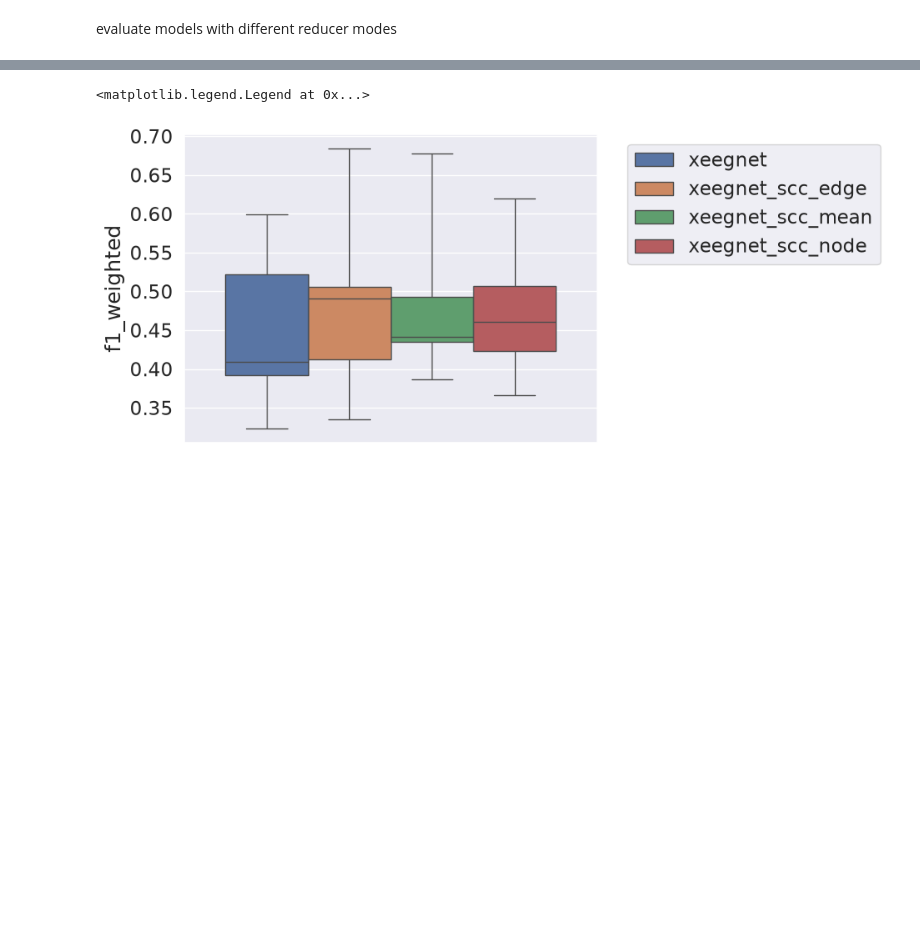
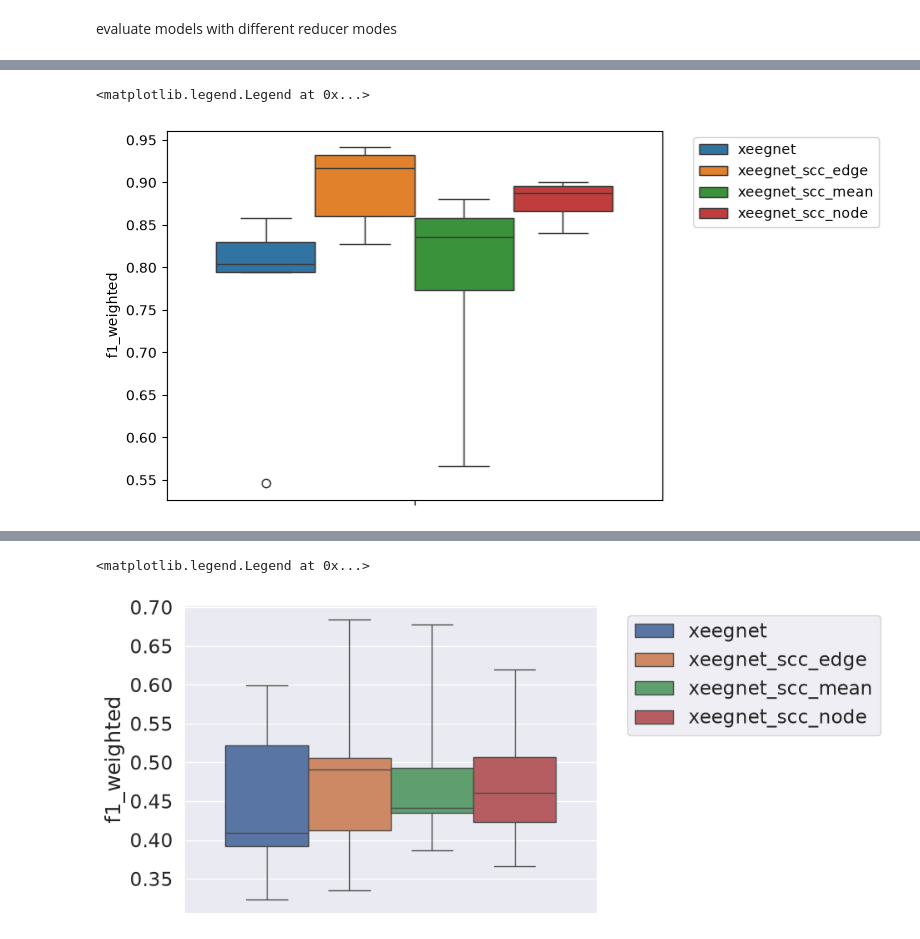
Before and after one commit to hereditary-eu/EEGlass, a Jupyter notebook: backend/experiments_xeegnet/adapt_selfeeg.ipynb, the cells around one changed output, grey strips where cells are left out. Drawn from its saved outputs; the diff is of its cells as text; code cells hidden in the pictures; blank space fills up the shorter version.

```diff
--- a/backend/experiments_xeegnet/adapt_selfeeg.ipynb
+++ b/backend/experiments_xeegnet/adapt_selfeeg.ipynb
@@ -805,3 +1025,16 @@ Name: f1_macro, dtype: float64
+# %%
+sns.boxplot(
+    data=saved_model_results_df[saved_model_results_df["datasplit"] == "train"],
+    # y="f1_macro",
+    # y="f1_macro",
+    y="f1_weighted",
+    hue="model_kind_reducer",
+    whis=4.0,  # default is 1.5; higher = wider whiskers = fewer outlier points
+)
+plt.legend(bbox_to_anchor=(1.05, 1), loc='upper left')
+# %% [output]
+<matplotlib.legend.Legend at 0x...>
+[figure, added]
 # %%
 # fill the nan values in the reducer_mode_scc column with "" for xeegnet models
 saved_model_results_df["reducer_mode_scc"] = saved_model_results_df.apply(
```
Also changed, not shown: parts of 32 cells of this notebook, 21 other files.
